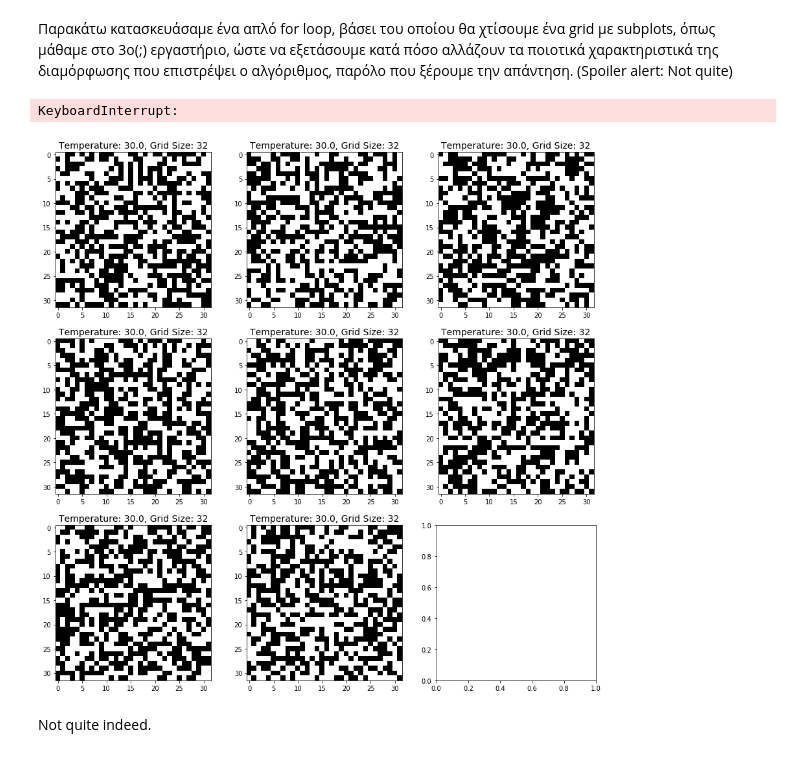
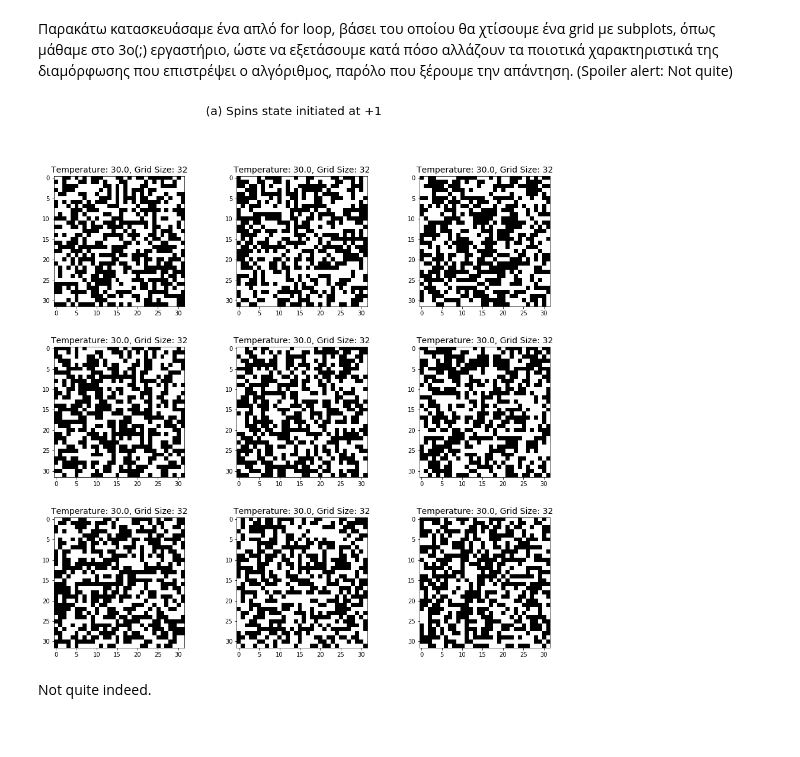
Before and after one commit to yannnisgeo/NTUA_Stochastic_Processes, a Jupyter notebook: My Solutions/IKGeorgakopoulos_03111512_Lab8.ipynb, the cells around one changed output. Cells and saved outputs as stored; diff of their text form; code cells hidden in the pictures.

```diff
--- a/My Solutions/IKGeorgakopoulos_03111512_Lab8.ipynb
+++ b/My Solutions/IKGeorgakopoulos_03111512_Lab8.ipynb
@@ -203,22 +203,22 @@ def Ising(spins_init, Temp, nsteps=None):
 # %%
 L = 32 #  length of lattice
 spins_init = np.ones((L,L), dtype = np.int8) #initiate spins array and fill with ones
 
 Temp = 30.
 
 N = 3 # plot N**2 examples
 
 plt.figure(figsize=(15, 15))  # define figure size
 
 for i in range (1, N*N+1):
     plt.subplot(N, N, i)  # setup subplots rows, cols, select the i-st
     plt.imshow(Ising(spins_init, Temp), cmap='binary', vmin=-1, vmax=1, interpolation='nearest')
     plt.title("Temperature: %.1f, Grid Size: %d" % (Temp, L), fontsize = 14)
 
+plt.suptitle('(a) Spins state initiated at +1', fontsize=20)
 plt.subplots_adjust(wspace = 0.4)  # specify the width space
 # %% [output]
-KeyboardInterrupt:
-[figure, old version]
+[figure, new version]
 # %% [markdown]
 Not quite indeed.
 # %% [markdown]
```
Also changed, not shown: parts of 10 cells of this notebook.
